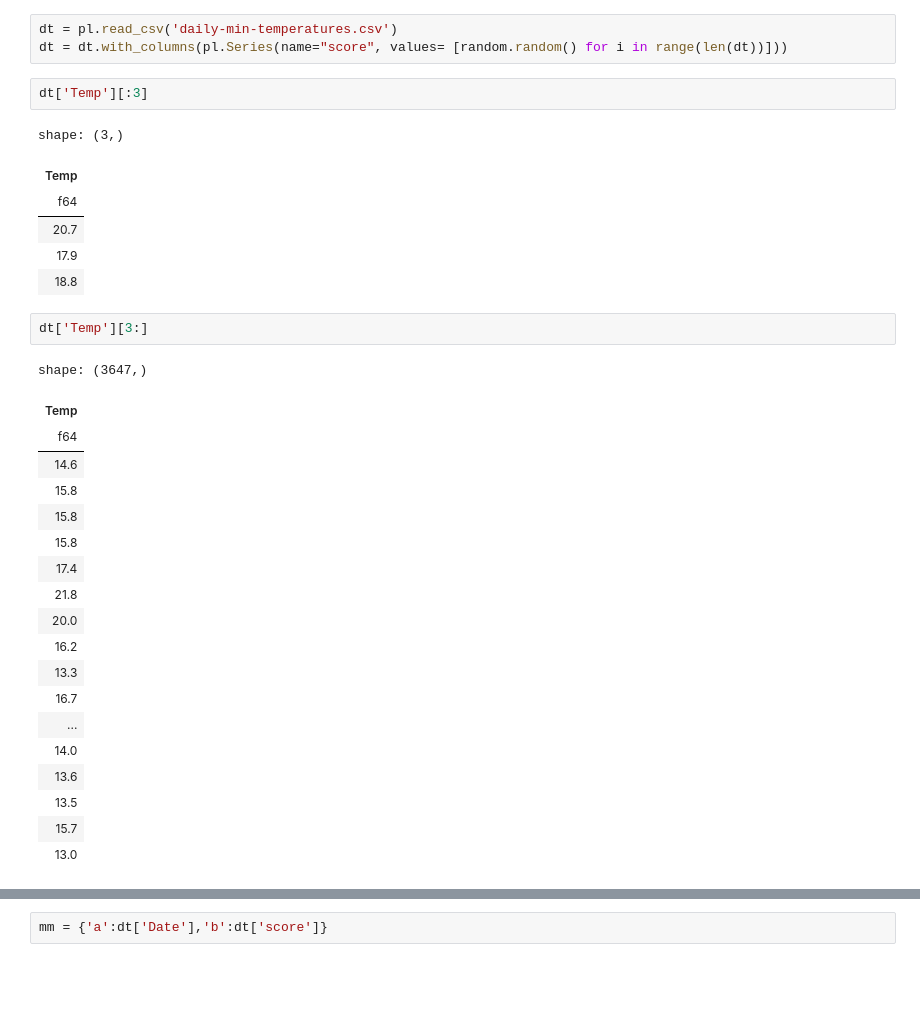
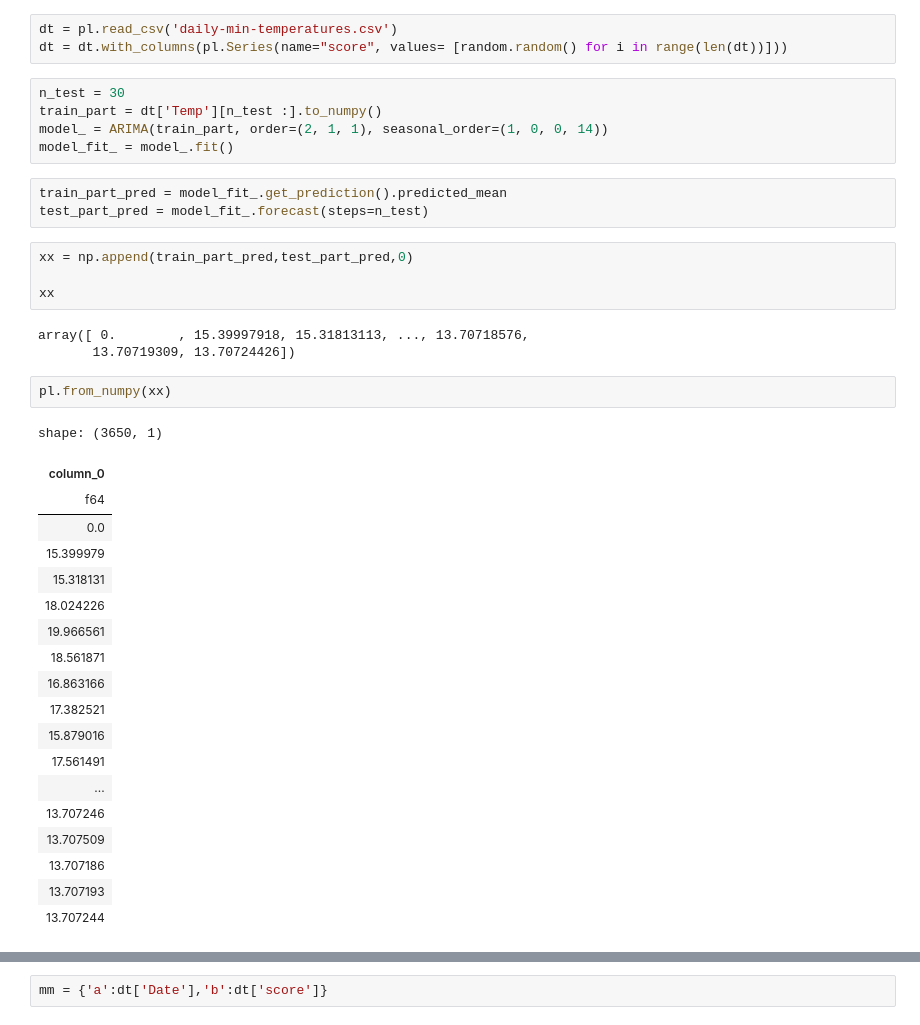
Before and after one commit to alamhanz/datakoen, a Jupyter notebook: samples/test.ipynb, the cells around one changed output, grey strips where cells are left out. Cells and saved outputs as stored; diff of their text form; blank space fills up the shorter version.

Commit message:
Arima checking

```diff
--- a/samples/test.ipynb
+++ b/samples/test.ipynb
@@ -7,34 +9,40 @@ import random
 # %%
 dt = pl.read_csv('daily-min-temperatures.csv')
 dt = dt.with_columns(pl.Series(name="score", values= [random.random() for i in range(len(dt))]))
-# %%
-dt['Temp'][:3]
-# %% [output]
-shape: (3,)
-| Temp |
-| f64 |
-| 20.7 |
-| 17.9 |
-| 18.8 |
-# %%
-dt['Temp'][3:]
-# %% [output]
-shape: (3647,)
-| Temp |
-| f64 |
-| 14.6 |
-| 15.8 |
-| 15.8 |
-| 15.8 |
-| 17.4 |
-| 21.8 |
-| 20.0 |
-| 16.2 |
-| 13.3 |
-| 16.7 |
-| ... |
-| 14.0 |
-| 13.6 |
-| 13.5 |
-| 15.7 |
-| 13.0 |
+# %%
+n_test = 30
+train_part = dt['Temp'][n_test :].to_numpy()
+model_ = ARIMA(train_part, order=(2, 1, 1), seasonal_order=(1, 0, 0, 14))
+model_fit_ = model_.fit()
+# %%
+train_part_pred = model_fit_.get_prediction().predicted_mean
+test_part_pred = model_fit_.forecast(steps=n_test)
+# %%
+xx = np.append(train_part_pred,test_part_pred,0)
+
+xx
+# %% [output]
+array([ 0.        , 15.39997918, 15.31813113, ..., 13.70718576,
+       13.70719309, 13.70724426])
+# %%
+pl.from_numpy(xx)
+# %% [output]
+shape: (3650, 1)
+| column_0 |
+| f64 |
+| 0.0 |
+| 15.399979 |
+| 15.318131 |
+| 18.024226 |
+| 19.966561 |
+| 18.561871 |
+| 16.863166 |
+| 17.382521 |
+| 15.879016 |
+| 17.561491 |
+| ... |
+| 13.707246 |
+| 13.707509 |
+| 13.707186 |
+| 13.707193 |
+| 13.707244 |
```
Also changed, not shown: parts of 2 cells of this notebook, 3 other files.
